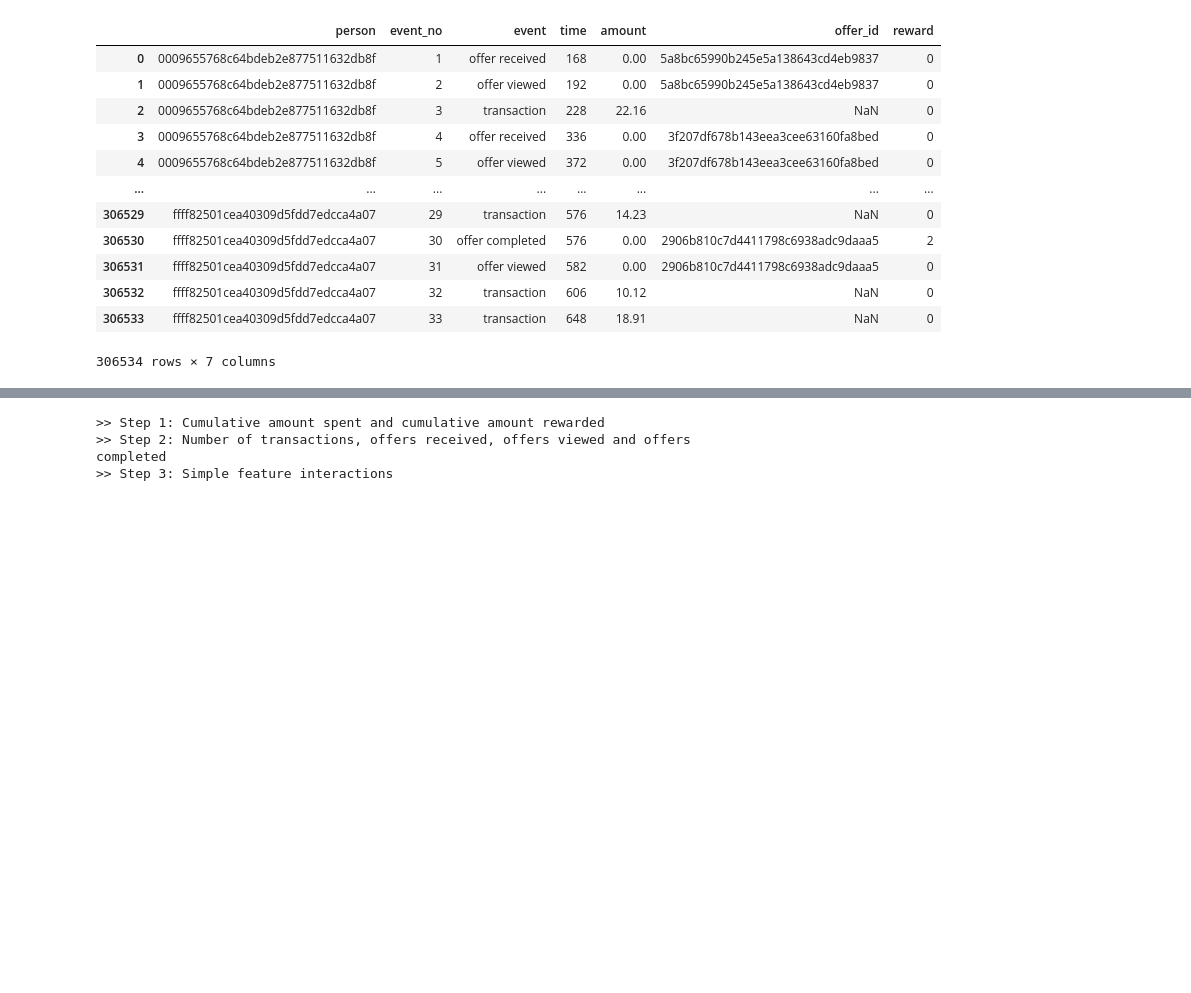
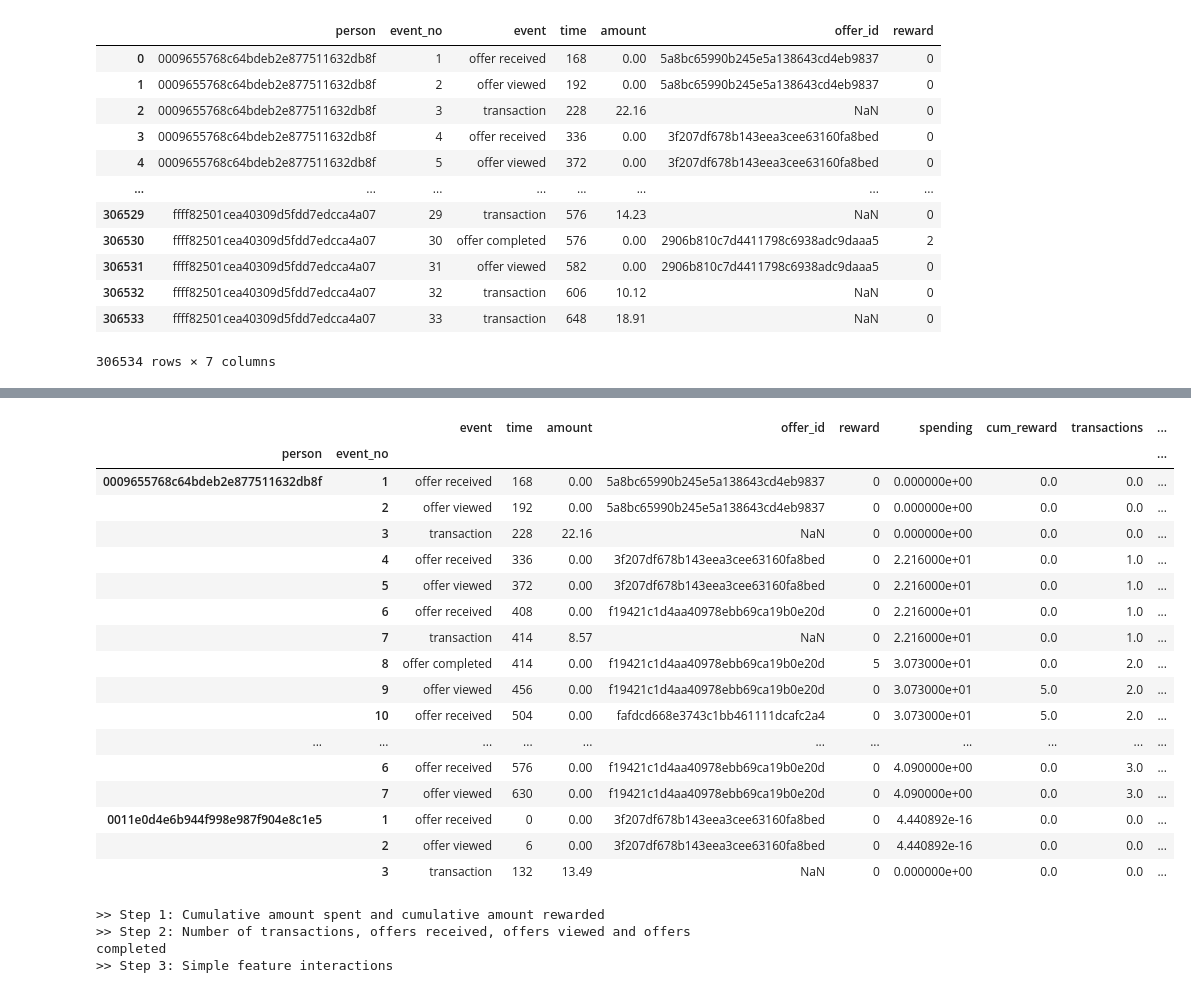
Before and after one commit to felipe-takaoka/starbucks-capstone, a Jupyter notebook: Starbucks_Capstone_notebook.ipynb, the cells around one changed output, grey strips where cells are left out. Drawn from its saved outputs; the diff is of its cells as text; code cells hidden in the pictures; blank space fills up the shorter version.

```diff
--- a/Starbucks_Capstone_notebook.ipynb
+++ b/Starbucks_Capstone_notebook.ipynb
@@ -378,3 +397,24 @@ transcript_feats.head(25)
+# %%
+transcript_feats.iloc[:30, :15].set_index(["person", "event_no"])
+# %% [output]
+|  |  | event | time | amount | offer_id | reward | spending | cum_reward | transactions | ... |
+| person | event_no |  |  |  |  |  |  |  |  | ... |
+| 0009655768c64bdeb2e877511632db8f | 1 | offer received | 168 | 0.00 | 5a8bc65990b245e5a138643cd4eb9837 | 0 | 0.000000e+00 | 0.0 | 0.0 | ... |
+|  | 2 | offer viewed | 192 | 0.00 | 5a8bc65990b245e5a138643cd4eb9837 | 0 | 0.000000e+00 | 0.0 | 0.0 | ... |
+|  | 3 | transaction | 228 | 22.16 | NaN | 0 | 0.000000e+00 | 0.0 | 0.0 | ... |
+|  | 4 | offer received | 336 | 0.00 | 3f207df678b143eea3cee63160fa8bed | 0 | 2.216000e+01 | 0.0 | 1.0 | ... |
+|  | 5 | offer viewed | 372 | 0.00 | 3f207df678b143eea3cee63160fa8bed | 0 | 2.216000e+01 | 0.0 | 1.0 | ... |
+|  | 6 | offer received | 408 | 0.00 | f19421c1d4aa40978ebb69ca19b0e20d | 0 | 2.216000e+01 | 0.0 | 1.0 | ... |
+|  | 7 | transaction | 414 | 8.57 | NaN | 0 | 2.216000e+01 | 0.0 | 1.0 | ... |
+|  | 8 | offer completed | 414 | 0.00 | f19421c1d4aa40978ebb69ca19b0e20d | 5 | 3.073000e+01 | 0.0 | 2.0 | ... |
+|  | 9 | offer viewed | 456 | 0.00 | f19421c1d4aa40978ebb69ca19b0e20d | 0 | 3.073000e+01 | 5.0 | 2.0 | ... |
+|  | 10 | offer received | 504 | 0.00 | fafdcd668e3743c1bb461111dcafc2a4 | 0 | 3.073000e+01 | 5.0 | 2.0 | ... |
+| ... | ... | ... | ... | ... | ... | ... | ... | ... | ... | ... |
+|  | 6 | offer received | 576 | 0.00 | f19421c1d4aa40978ebb69ca19b0e20d | 0 | 4.090000e+00 | 0.0 | 3.0 | ... |
+|  | 7 | offer viewed | 630 | 0.00 | f19421c1d4aa40978ebb69ca19b0e20d | 0 | 4.090000e+00 | 0.0 | 3.0 | ... |
+| 0011e0d4e6b944f998e987f904e8c1e5 | 1 | offer received | 0 | 0.00 | 3f207df678b143eea3cee63160fa8bed | 0 | 4.440892e-16 | 0.0 | 0.0 | ... |
+|  | 2 | offer viewed | 6 | 0.00 | 3f207df678b143eea3cee63160fa8bed | 0 | 4.440892e-16 | 0.0 | 0.0 | ... |
+|  | 3 | transaction | 132 | 13.49 | NaN | 0 | 0.000000e+00 | 0.0 | 0.0 | ... |
 # %%
 transcript_feats = transcript_df.copy()
 
```
Also changed, not shown: parts of 1 cell of this notebook, 2 other files.
